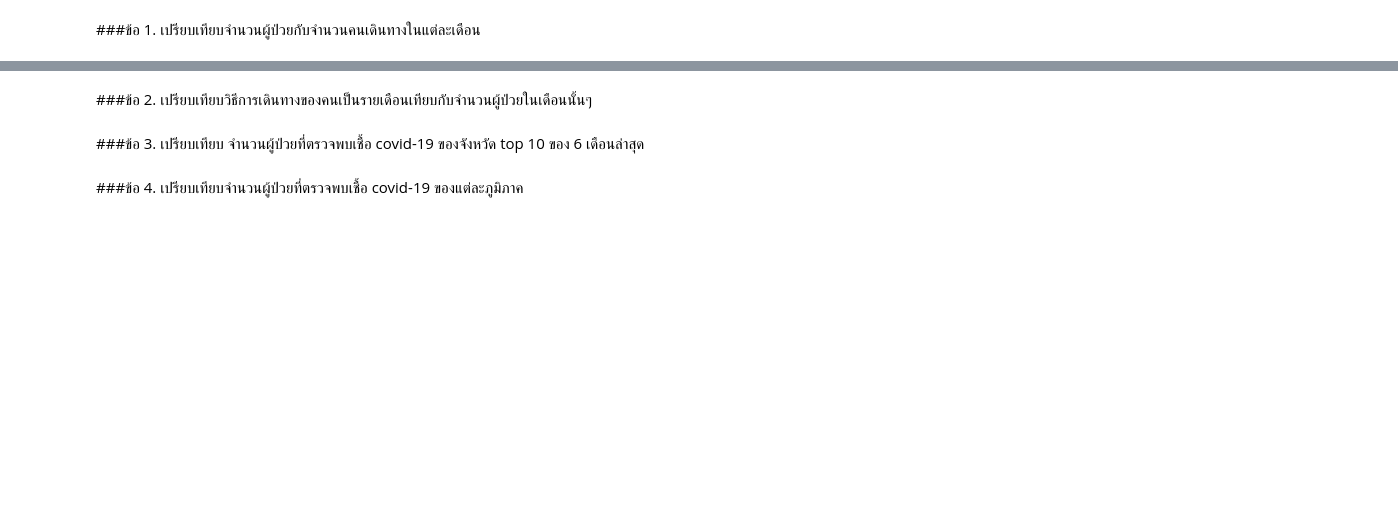
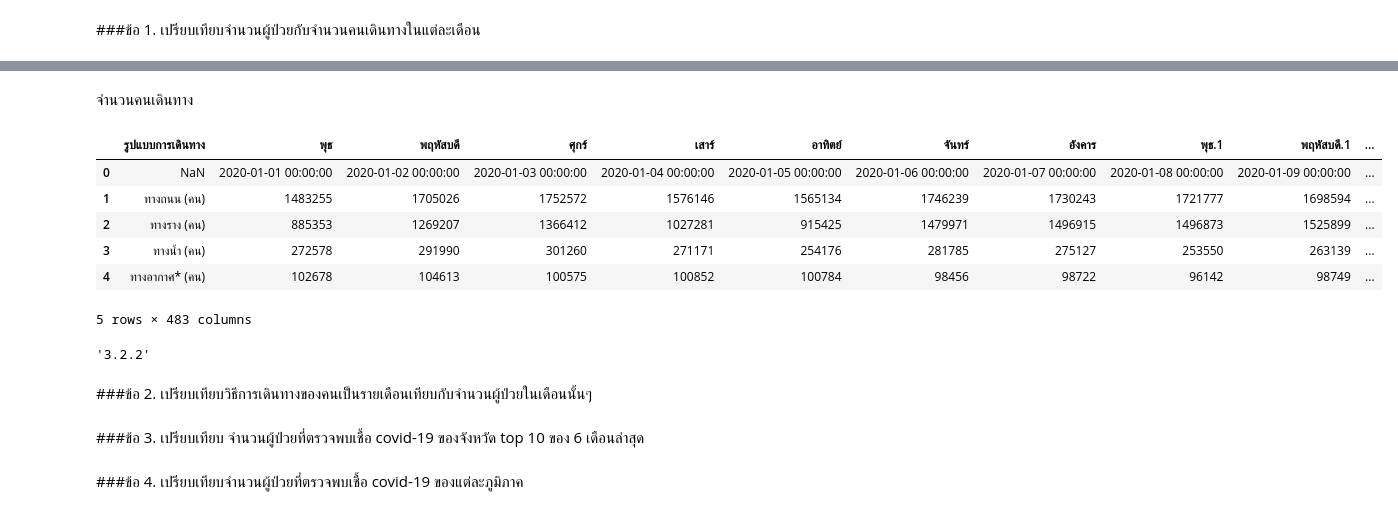
Before and after one commit to dinsor17/k, a Jupyter notebook: Visualization_Final_Exam.ipynb, the cells around one changed output, grey strips where cells are left out. Saved outputs shown, nothing was run; the diff lists cells and outputs as text; code cells hidden in the pictures; blank space fills up the shorter version.

```diff
--- a/Visualization_Final_Exam.ipynb
+++ b/Visualization_Final_Exam.ipynb
@@ -79,0 +312,13 @@ passenger.head()
+# %% [markdown]
+จำนวนคนเดินทาง
+# %%
+passenger_sheet4 = pd.read_excel('/content/drive/My Drive/dataviz_2021_data/passenger-covid19.xlsx',sheet_name='2563-2564 รวมในประเทศ')
+passenger_sheet4.head()
+# %% [output]
+|  | รูปแบบการเดินทาง | พุธ | พฤหัสบดี | ศุกร์ | เสาร์ | อาทิตย์ | จันทร์ | อังคาร | พุธ.1 | พฤหัสบดี.1 | ... |
+| 0 | NaN | 2020-01-01 00:00:00 | 2020-01-02 00:00:00 | 2020-01-03 00:00:00 | 2020-01-04 00:00:00 | 2020-01-05 00:00:00 | 2020-01-06 00:00:00 | 2020-01-07 00:00:00 | 2020-01-08 00:00:00 | 2020-01-09 00:00:00 | ... |
+| 1 | ทางถนน (คน) | 1483255 | 1705026 | 1752572 | 1576146 | 1565134 | 1746239 | 1730243 | 1721777 | 1698594 | ... |
+| 2 | ทางราง (คน) | 885353 | 1269207 | 1366412 | 1027281 | 915425 | 1479971 | 1496915 | 1496873 | 1525899 | ... |
+| 3 | ทางน้ำ (คน) | 272578 | 291990 | 301260 | 271171 | 254176 | 281785 | 275127 | 253550 | 263139 | ... |
+| 4 | ทางอากาศ* (คน) | 102678 | 104613 | 100575 | 100852 | 100784 | 98456 | 98722 | 96142 | 98749 | ... |
+5 rows × 483 columns
@@ -79,0 +330,5 @@ passenger.head()
+# %%
+import matplotlib
+matplotlib.__version__
+# %% [output]
+'3.2.2'
```
Also changed, not shown: parts of 36 cells of this notebook.
